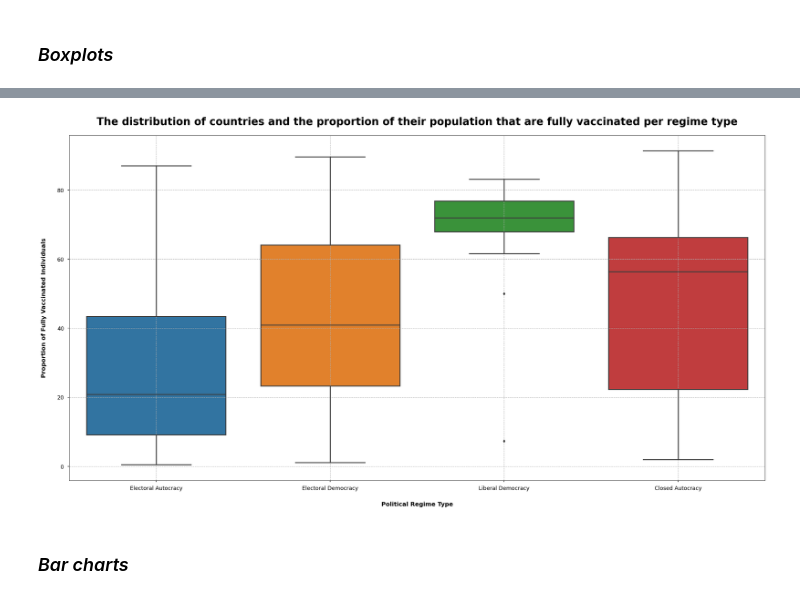
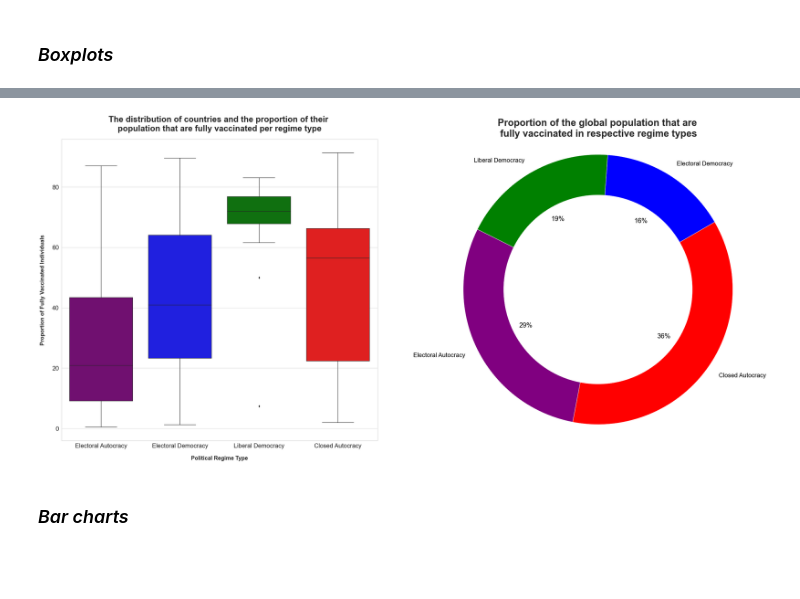
Before and after one commit to RuizLorenzoChavez/DATA100-Finals-COVID-Vaccination-Tracker, a Jupyter notebook: group1-data-storytelling.ipynb, the cells around one changed output, grey strips where cells are left out. Drawn from its saved outputs; the diff is of its cells as text; code cells hidden in the pictures; blank space fills up the shorter version.

```diff
--- a/group1-data-storytelling.ipynb
+++ b/group1-data-storytelling.ipynb
@@ -901,9 +901,8 @@ prime_dataset.describe()
 | max | 5.129846 | 110261.157353 | 1.440298e+09 | 1.204089e+09 | 91.270000 |
 # %% [markdown]
 ### *Globalizing Settings for Viz*
-# %%
-plt.rcParams.update(plt.rcParamsDefault)
-plt.style.use('seaborn-talk')
+# %%
+sns.set_theme(font_scale=2,context='notebook',style='whitegrid',palette='deep')
 # %% [markdown]
 ### *Data distribution*
 # %%
@@ -1095,17 +1103,30 @@ plt.grid(linestyle='--',linewidth=1)
 # %%
-fig=plt.figure(figsize=(30,15))
+total_fullyvax_regime = prime_dataset.groupby(by='regime_type')['fully_vaccinated_absolute'].sum().sort_values()
 
-ax = fig.add_subplot(111)
+fig=plt.figure(figsize=(45,20))
 
-sns.boxplot(data=prime_dataset,x='regime_type',y='fully_vaccinated_percent')
+ax_boxplot_regime = fig.add_subplot(121)
 
-ax.set_title('The distribution of countries and the proportion of their population that are fully vaccinated per regime type', fontsize=25,fontdict={'fontweight':'bold'},pad=25)
-ax.set_ylabel('Proportion of Fully Vaccinated Individuals',labelpad=25,fontweight='bold')
-ax.set_xlabel('Political Regime Type',fontweight='bold',labelpad=25)
+sns.boxplot(data=prime_dataset,x='regime_type',y='fully_vaccinated_percent',palette={'Closed Autocracy':'red','Liberal Democracy':'green','Electoral Democracy':'blue','Electoral Autocracy':'purple'})
 
-plt.grid(linestyle='--',linewidth=1)
+ax_boxplot_regime.set_title('The distribution of countries and the proportion of their \npopulation that are fully vaccinated per regime type', fontsize=30,fontdict={'fontweight':'bold'},pad=30)
+ax_boxplot_regime.set_ylabel('Proportion of Fully Vaccinated Individuals',labelpad=25,fontweight='bold',fontsize=20)
+ax_boxplot_regime.set_xlabel('Political Regime Type',fontweight='bold',labelpad=25,fontsize=20)
+
+ax_pie_regime = fig.add_subplot(122)
+
+ax_pie_regime.pie(x=total_fullyvax_regime,autopct='%1.0f%%',textprops=dict(color="black"),labels=total_fullyvax_regime.index,colors=['blue','green','purple','red'],startangle=30)
+ax_pie_regime.axis('equal')
+
+centre_circle = plt.Circle((0,0),0.70,fc='white')
+fig = plt.gcf()
+fig.gca().add_artist(centre_circle)
+
+ax_pie_regime.set_title('Proportion of the global population that are \nfully vaccinated in respective regime types',fontsize=35,fontdict={'fontweight':'bold'},pad=10)
+
+plt.savefig('viz/regime-fullyvax-box-pie.png',facecolor='white', transparent=False)
 # %% [output]
-[figure, old version]
+[figure, new version]
 # %% [markdown]
 ### *Bar charts*
 # %%
```
Also changed, not shown: parts of 13 cells of this notebook, 9 other files.
